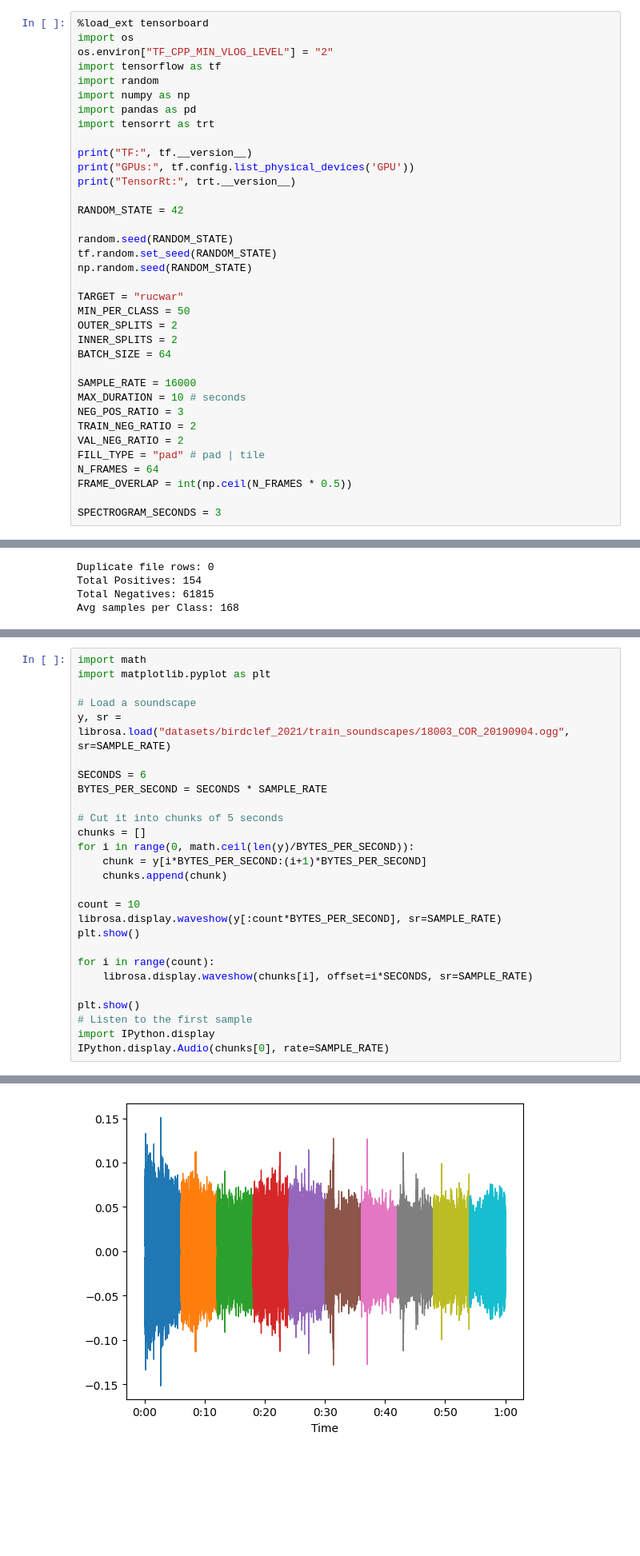
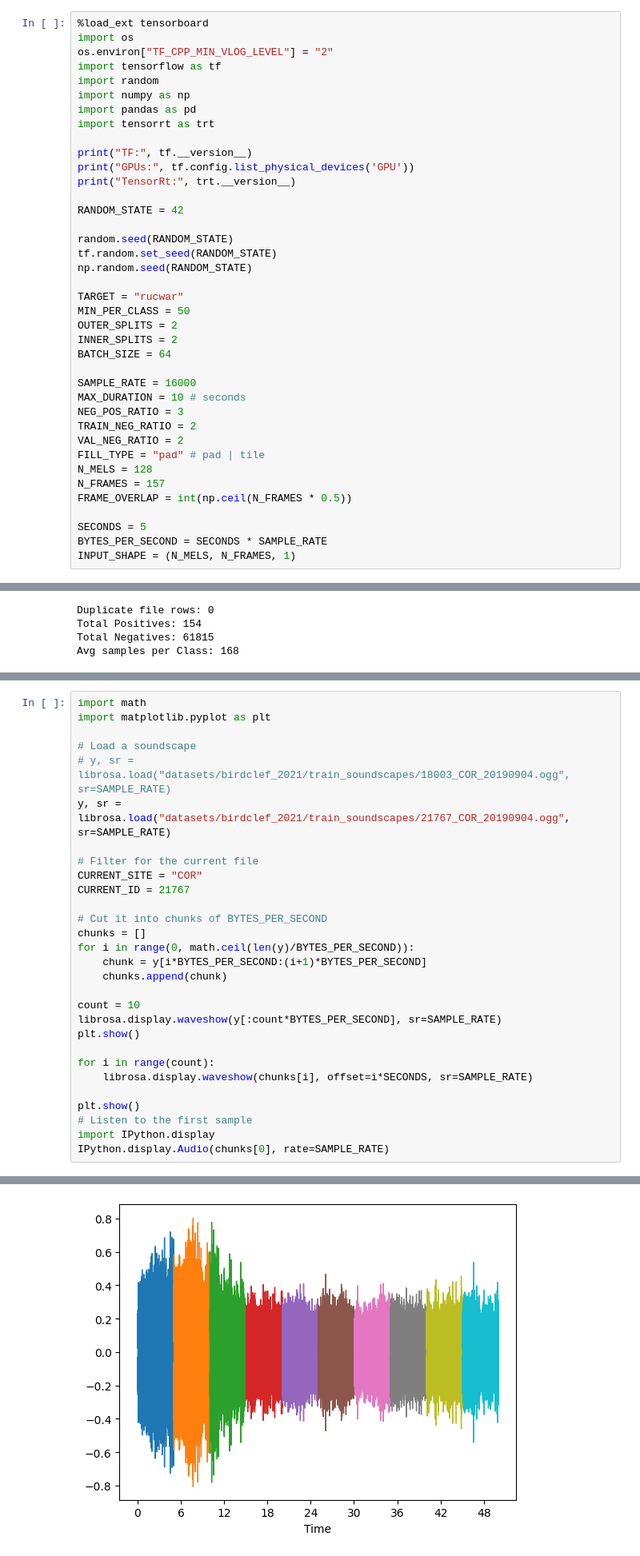
Before and after one commit to JsGraaf/AudioCatV2_ML_Framework, a Jupyter notebook: scripts/feature_generation_tf_v2.ipynb, the cells around one changed output, grey strips where cells are left out. Shown at 80% size. Saved outputs shown, nothing was run; the diff lists cells and outputs as text; blank space fills up the shorter version.

```diff
--- a/scripts/feature_generation_tf_v2.ipynb
+++ b/scripts/feature_generation_tf_v2.ipynb
@@ -30,8 +30,11 @@ NEG_POS_RATIO = 3
 TRAIN_NEG_RATIO = 2
 VAL_NEG_RATIO = 2
 FILL_TYPE = "pad" # pad | tile
-N_FRAMES = 64
+N_MELS = 128
+N_FRAMES = 157
 FRAME_OVERLAP = int(np.ceil(N_FRAMES * 0.5))
 
-SPECTROGRAM_SECONDS = 3
+SECONDS = 5
+BYTES_PER_SECOND = SECONDS * SAMPLE_RATE
+INPUT_SHAPE = (N_MELS, N_FRAMES, 1)
 # %% [output]
@@ -649,12 +641,14 @@ import math
 import matplotlib.pyplot as plt
 
 # Load a soundscape
-y, sr = librosa.load("datasets/birdclef_2021/train_soundscapes/18003_COR_20190904.ogg", sr=SAMPLE_RATE)
+# y, sr = librosa.load("datasets/birdclef_2021/train_soundscapes/18003_COR_20190904.ogg", sr=SAMPLE_RATE)
+y, sr = librosa.load("datasets/birdclef_2021/train_soundscapes/21767_COR_20190904.ogg", sr=SAMPLE_RATE)
 
-SECONDS = 6
-BYTES_PER_SECOND = SECONDS * SAMPLE_RATE
+# Filter for the current file
+CURRENT_SITE = "COR"
+CURRENT_ID = 21767
 
-# Cut it into chunks of 5 seconds
+# Cut it into chunks of BYTES_PER_SECOND
 chunks = []
 for i in range(0, math.ceil(len(y)/BYTES_PER_SECOND)):
     chunk = y[i*BYTES_PER_SECOND:(i+1)*BYTES_PER_SECOND]
@@ -676,4 +670,4 @@ IPython.display.Audio(chunks[0], rate=SAMPLE_RATE)
-[figure, old version]
+[figure, new version]
 [interactive output not drawn]
 # %%
 from librosa._typing import _STFTPad
```
Also changed, not shown: parts of 9 cells of this notebook.
